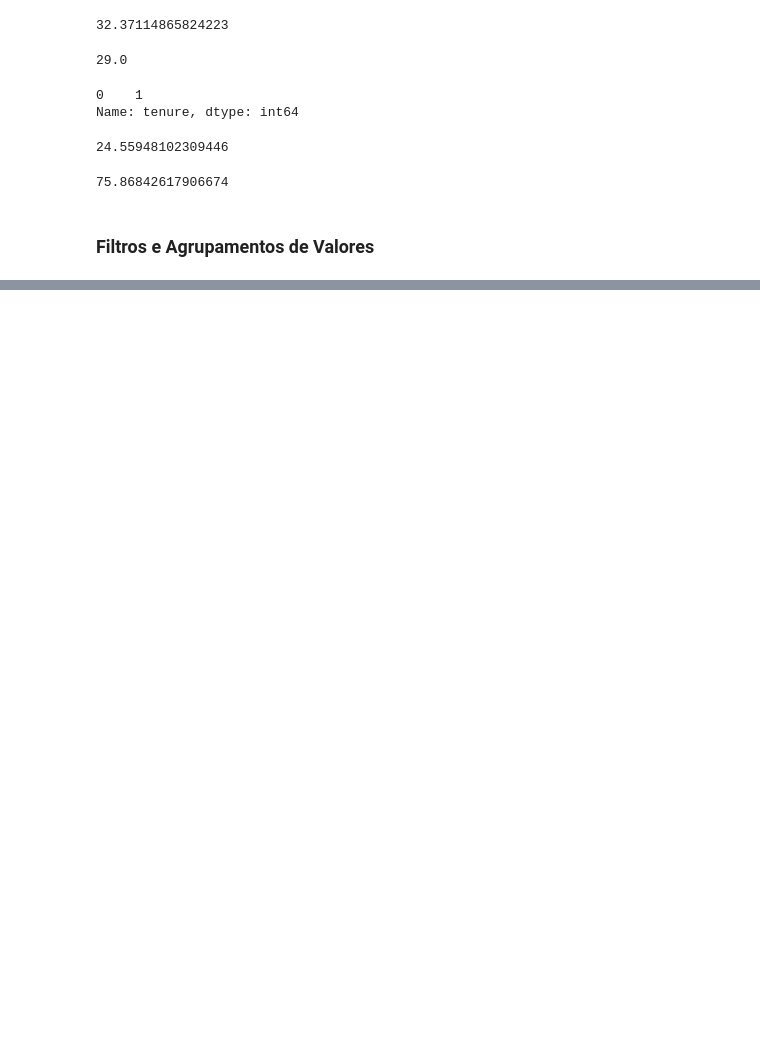
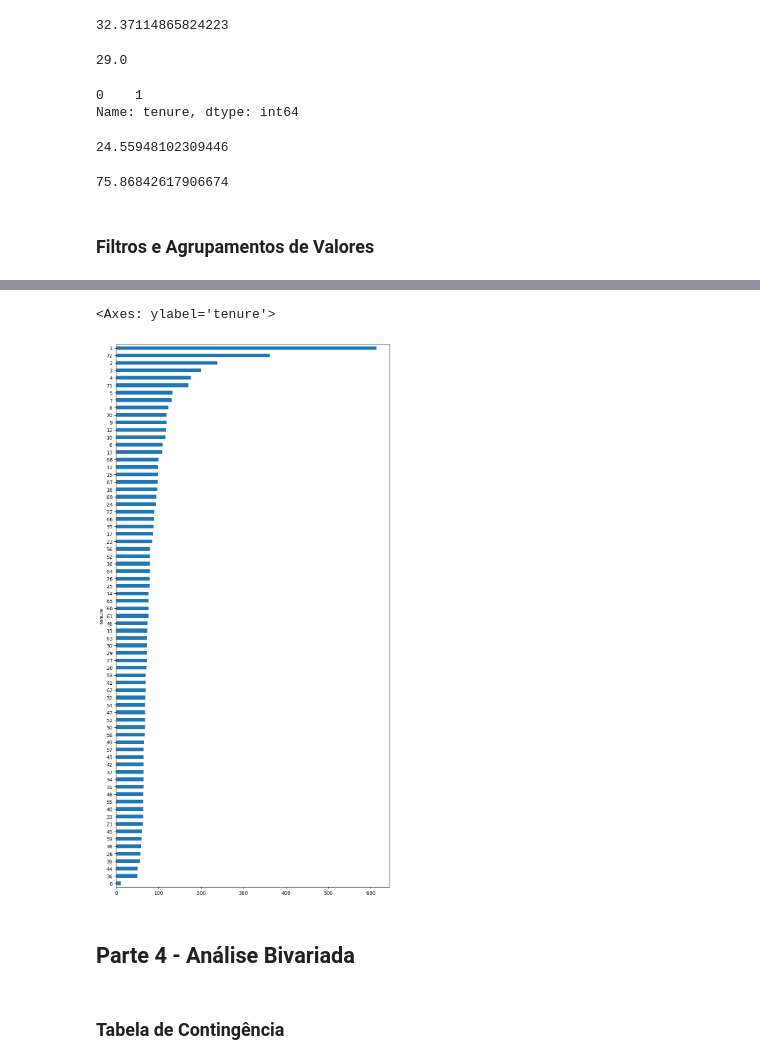
Before and after one commit to mgckaled/ignite-devia-introduction, a Jupyter notebook: ead_churn.ipynb, the cells around one changed output, grey strips where cells are left out. Saved outputs shown, nothing was run; the diff lists cells and outputs as text; code cells hidden in the pictures; blank space fills up the shorter version.

Commit message:
feat: univariate analysis - filters and value groupings

```diff
--- a/ead_churn.ipynb
+++ b/ead_churn.ipynb
@@ -106,6 +102,8 @@ ValueError: Unable to parse string " " at position 488
 # %%
 # transformar coluna TotalCharges de String para Float - abordagem 3 com "to_numeric" com "coerce"
-df_contracts["TotalCharges"] = pd.to_numeric(df_contracts["TotalCharges"], errors="coerce")
+df_contracts["TotalCharges"] = pd.to_numeric(
+    df_contracts["TotalCharges"], errors="coerce"
+)
 df_contracts.info()
 # %% [output]
 <class 'pandas.core.frame.DataFrame'>
@@ -149,7 +147,13 @@ dtypes: int64(1), object(4)
 memory usage: 275.2+ KB
 # %%
 # Renomear colunas de um DataFrame usando lógica de listas
-df_customers.columns = ['IDCliente', 'Genero', 'Maior65anos', 'TemParceiro', 'TemDependentes']
+df_customers.columns = [
+    "IDCliente",
+    "Genero",
+    "Maior65anos",
+    "TemParceiro",
+    "TemDependentes",
+]
 df_customers.info()
 # %% [output]
 <class 'pandas.core.frame.DataFrame'>
@@ -244,7 +250,9 @@ memory usage: 1.1+ MB
 2 rows × 21 columns
 # %%
 # unificar os três dataframes
-df_churn = df_customers.merge(df_services, on=['IDCliente']).merge(df_contracts, left_on=['IDCliente'], right_on=['IDCliente'])
+df_churn = df_customers.merge(df_services, on=["IDCliente"]).merge(
+    df_contracts, left_on=["IDCliente"], right_on=["IDCliente"]
+)
 df_churn.info()
 # %% [output]
 <class 'pandas.core.frame.DataFrame'>
@@ -270,7 +278,8 @@ memory usage: 1.1+ MB
 ### Detecção de Valores Ausentes
 # %%
 # transformar coluna TotalCharges de String para Float - abordagem 3 com "to_numeric" com "coerce"
-df_churn["TotalCharges"] = pd.to_numeric(df_contracts["TotalCharges"], errors="coerce")
+df_churn["TotalCharges"] = pd.to_numeric(
+    df_contracts["TotalCharges"], errors="coerce")
 # Detectar valores ausentes em todas as colunas
 df_churn.isna().sum()
 # %% [output]
@@ -547,0 +617,10 @@ df_churn["tenure"].std() / df_churn["tenure"].mean() * 100
+# %%
+# Apresentar a mesma lógica da célular anterior em um plot
+df_churn.groupby(["tenure"])["tenure"].count().sort_values().plot.barh(figsize=(10, 20))
+# %% [output]
+<Axes: ylabel='tenure'>
+[figure, added]
+# %% [markdown]
+## Parte 4 -  Análise Bivariada
+# %% [markdown]
+### Tabela de Contingência
```
Also changed, not shown: parts of 16 cells of this notebook, 2 other files.
